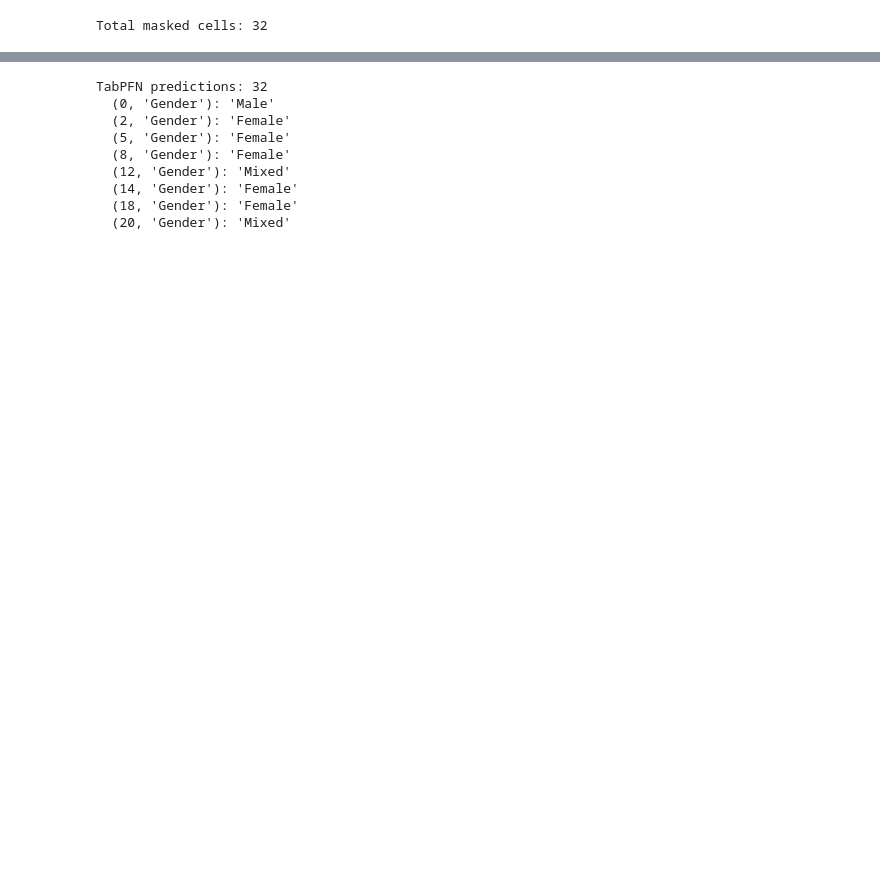
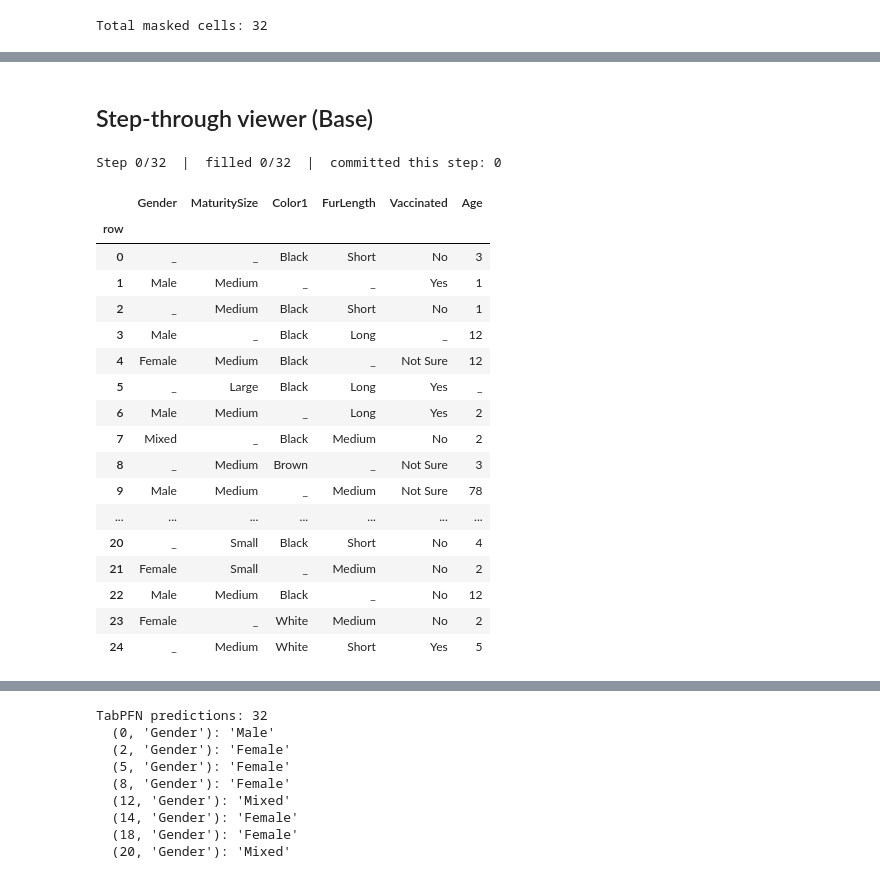
Before and after one commit to RaelMWare/dllm, a Jupyter notebook: notebooks/playground_2.ipynb, the cells around one changed output, grey strips where cells are left out. Drawn from its saved outputs; the diff is of its cells as text; code cells hidden in the pictures; blank space fills up the shorter version.

Commit message:
pre fiie tuning

```diff
--- a/notebooks/playground_2.ipynb
+++ b/notebooks/playground_2.ipynb
@@ -246,0 +321,33 @@ Sample LLaDA predictions:
+# %%
+# --- LLaDA-8B-Base (same infill task, no instruction tuning) ---
+base_model = dllm.utils.get_model(model_name_or_path="GSAI-ML/LLaDA-8B-Base").eval()
+base_tokenizer = dllm.utils.get_tokenizer(model_name_or_path="GSAI-ML/LLaDA-8B-Base")
+base_sampler = MDLMSampler(model=base_model, tokenizer=base_tokenizer)
+
+base_text, base_keys = render_for_llada(candidates_readable, manual_masks, base_tokenizer, max_desc_words=40)
+base_input_ids = base_tokenizer.encode(base_text, add_special_tokens=True)
+print(f"Base input length: {len(base_input_ids)} tokens")
+
+base_mask_id = base_tokenizer.mask_token_id
+base_runs = find_mask_runs(base_input_ids, base_mask_id)
+assert len(base_runs) == len(base_keys), f"runs {len(base_runs)} != keys {len(base_keys)}"
+base_n_masks = sum(end - start for start, end in base_runs)
+print(f"Masked cells: {len(base_keys)}, mask tokens: {base_n_masks}")
+
+base_cfg = MDLMSamplerConfig(steps=base_n_masks, block_size=None, return_dict=True)
+base_out = base_sampler.infill([base_input_ids], base_cfg)
+base_seq = base_out.sequences[0].tolist()
+
+llada_base_preds = {}
+for (start, end), (row_i, col, orig) in zip(base_runs, base_keys):
+    pred = base_tokenizer.decode(base_seq[start:end]).strip()
+    llada_base_preds[(row_i, col)] = pred
+
+print("\nSample LLaDA-Base predictions:")
+for (row_i, col), pred in list(llada_base_preds.items())[:8]:
+    orig = next(o for (i, c, o) in base_keys if i == row_i and c == col)
+    print(f"  Row {row_i} {col}: pred={pred!r}  orig={orig!r}")
+
+del base_model, base_sampler
+torch.cuda.empty_cache()
+gc.collect()
@@ -246,0 +368,26 @@ Sample LLaDA predictions:
+# %% [markdown]
+## Step-through viewer (Base)
+# %%
+# --- Sense-check: step through LLaDA-Base denoising (tabular view) ---
+tv_base = TableDiffViewer(base_out.histories, base_tokenizer, base_runs, base_keys, rows_df=candidates_readable)
+tv_base.next()
+# %% [output]
+Step 0/32  |  filled 0/32  |  committed this step: 0
+|  | Gender | MaturitySize | Color1 | FurLength | Vaccinated | Age |
+| row |  |  |  |  |  |  |
+| 0 | _ | _ | Black | Short | No | 3 |
+| 1 | Male | Medium | _ | _ | Yes | 1 |
+| 2 | _ | Medium | Black | Short | No | 1 |
+| 3 | Male | _ | Black | Long | _ | 12 |
+| 4 | Female | Medium | Black | _ | Not Sure | 12 |
+| 5 | _ | Large | Black | Long | Yes | _ |
+| 6 | Male | Medium | _ | Long | Yes | 2 |
+| 7 | Mixed | _ | Black | Medium | No | 2 |
+| 8 | _ | Medium | Brown | _ | Not Sure | 3 |
+| 9 | Male | Medium | _ | Medium | Not Sure | 78 |
+| ... | ... | ... | ... | ... | ... | ... |
+| 20 | _ | Small | Black | Short | No | 4 |
+| 21 | Female | Small | _ | Medium | No | 2 |
+| 22 | Male | Medium | Black | _ | No | 12 |
+| 23 | Female | _ | White | Medium | No | 2 |
+| 24 | _ | Medium | White | Short | Yes | 5 |
```
Also changed, not shown: parts of 23 cells of this notebook, 2 other files.
